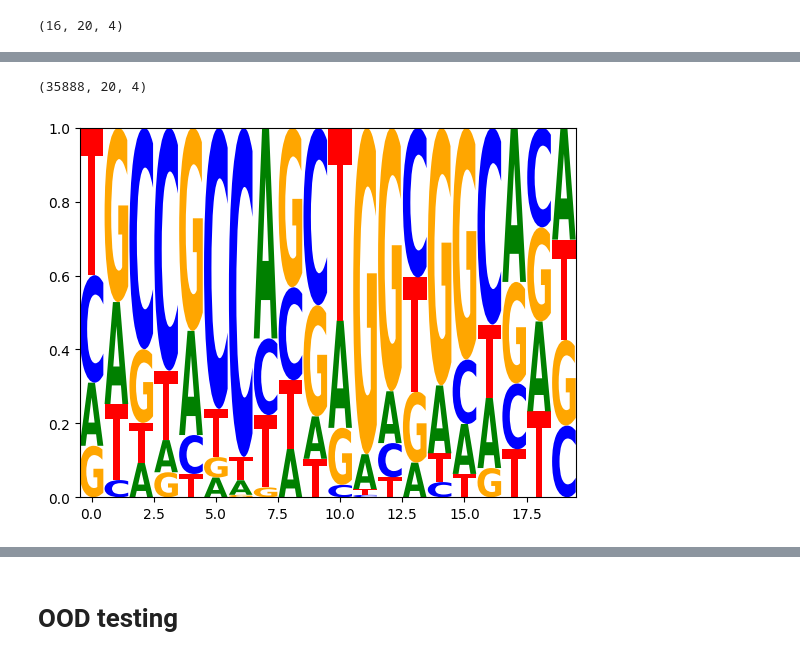
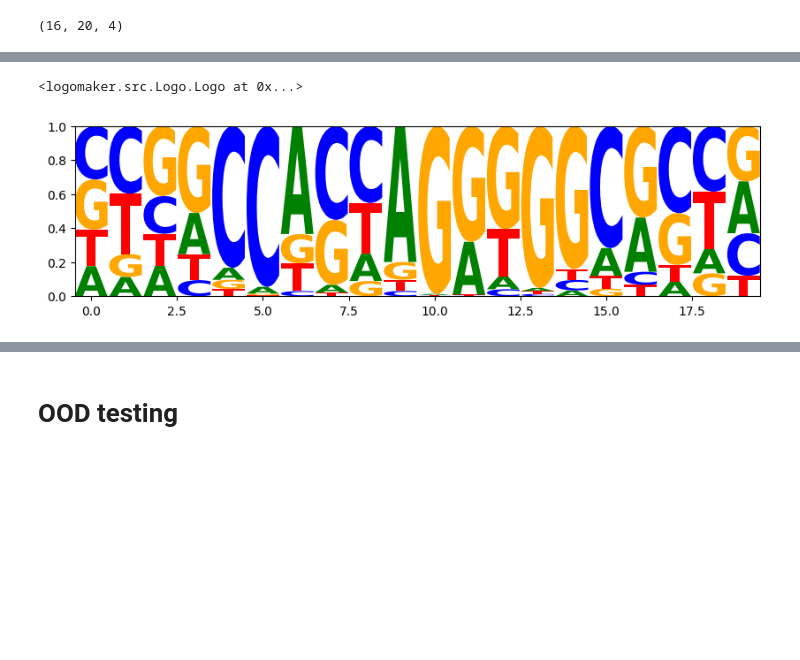
Before and after one commit to DerekLiu35/CTCF-Deep-Learning, a Jupyter notebook: ctcf.ipynb, the cells around one changed output, grey strips where cells are left out. Cells and saved outputs as stored; diff of their text form; code cells hidden in the pictures; blank space fills up the shorter version.

```diff
--- a/ctcf.ipynb
+++ b/ctcf.ipynb
@@ -71,0 +134,5 @@ bins = create_regions()
+# %%
+mappable_bins = bioframe.overlap(bins, mappability, how='inner', return_input=True)
+mappable_bins = bioframe.merge(mappable_bins)
+# mappable_bins = bioframe.binnify(mappable_bins, 1000)
+mappable_bins
@@ -155,12 +240,16 @@ class CTCFCNN(nn.Module):
     def __init__(self):
         super(CTCFCNN, self).__init__()
         self.conv1 = nn.Conv1d(4, 16, 20)
-        self.fc1 = nn.Linear(16 * 981, 1)
+        self.pool = nn.MaxPool1d(981*2)
+        self.fc1 = nn.Linear(16, 1)
 
     def forward(self, x):
         # N x 4 x 1000
-        x = F.relu(self.conv1(x)) # N x 16 x 981 (no padding, L = L - k + 1)
-        x = x.view(-1, 16 * 981)
+        x_forward = F.relu(self.conv1(x)) # N x 16 x 981 (no padding, L = L - k + 1)
+        x_reverse = F.relu(self.conv1(x.flip(dims=(1, 2)))) # N x 16 x 981
+        x = torch.cat((x_forward, x_reverse.flip(dims=(1,))), dim=-1) # N x 16 x 981 * 2
+        x = self.pool(x)
+        x = x.view(-1, 16)
         x = torch.sigmoid(self.fc1(x))
         return x
 
@@ -170,12 +259,6 @@ negative_labels = np.zeros(len(negative_sequences))
 all_sequences = np.array(positive_sequences + negative_sequences)
 all_sequences = np.transpose(all_sequences, (0, 2, 1))
 all_labels = np.concatenate((positive_labels, negative_labels))
-
-# inputs = torch.tensor(all_sequences)
-# labels = torch.tensor(all_labels).float()
-
-# dataset = TensorDataset(inputs, labels)
-# train_loader = DataLoader(dataset, batch_size=32, shuffle=True)
 
 class GenomicDataset(Dataset):
     def __init__(self, sequences, labels):
@@ -390,5 +524,5 @@ Looking at the visuLiations of the kernel weights and visualzations of the linea
 # %%
-w = kernel_weights[1, :, :]
+w = kernel_weights[2, :, :]
 df = pd.DataFrame(w)
 df.columns = ["A", "C", "G", "T"]
 logomaker.Logo(df)
@@ -405,7 +539,7 @@ def calculate_kernel_scores(kernel, sequence):
     return scores
 
 # based on visualization
-best_kernel = kernel_weights[1, :, :]
+best_kernel = w
 positive_scores = [calculate_kernel_scores(best_kernel, seq) for seq in positive_sequences]
 # %%
 random_positive_index = np.random.randint(len(positive_sequences))
@@ -422,20 +556,26 @@ plt.show()
 # %%
 def find_max_score_subsequence(kernel, sequence):
     kernel_length = kernel.shape[0]
     scores = signal.correlate(sequence, kernel, 'valid')
     max_idx = np.argmax(scores)
+    max_score = scores[max_idx]
     kernel_length = kernel.shape[0]
-    return sequence[max_idx:max_idx + kernel_length]
+    if max_score > 2.5:
+        return sequence[max_idx:max_idx + kernel_length]
+    else:
+        return None
 
-max_score_subsequences = np.array([find_max_score_subsequence(best_kernel, seq) for seq in positive_sequences])
-print(max_score_subsequences.shape)
+max_score_subsequences = []
+for seq in positive_sequences:
+    subsequence = find_max_score_subsequence(best_kernel, seq)
+    if subsequence is not None:
+        max_score_subsequences.append(subsequence)
+
 average_subsequence = np.mean(max_score_subsequences, axis=0)
 
 average_df = pd.DataFrame(average_subsequence, columns=['A', 'C', 'G', 'T'])
 
-fig, ax = plt.subplots()
-logo = logomaker.Logo(average_df, ax=ax)
-plt.show()
+logomaker.Logo(average_df)
 # %% [output]
-(35888, 20, 4)
+<logomaker.src.Logo.Logo at 0x...>
-[figure, old version]
+[figure, new version]
```
Also changed, not shown: parts of 22 cells of this notebook.
